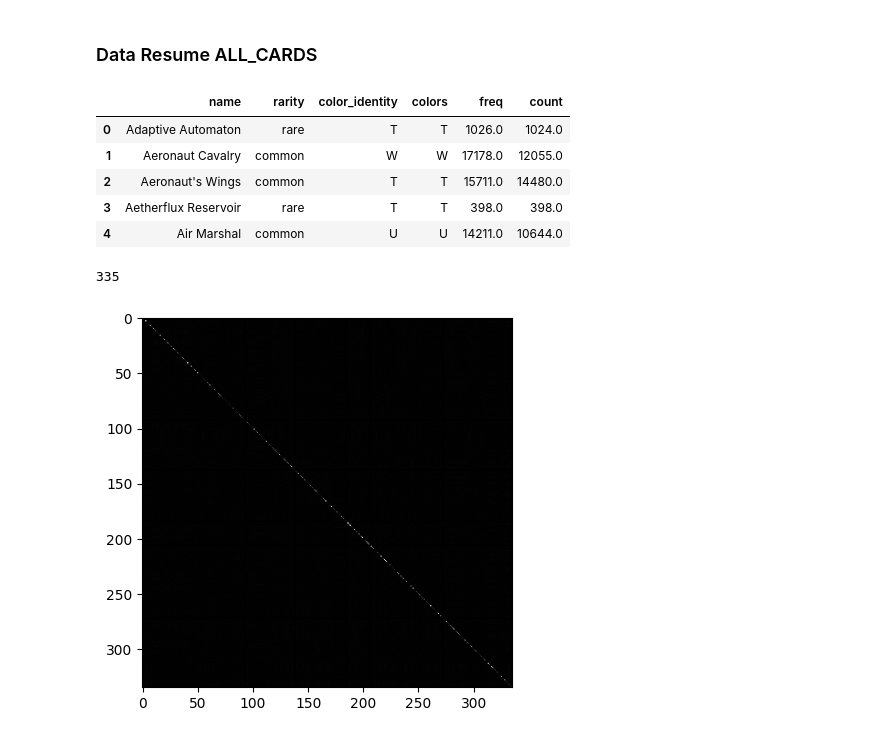
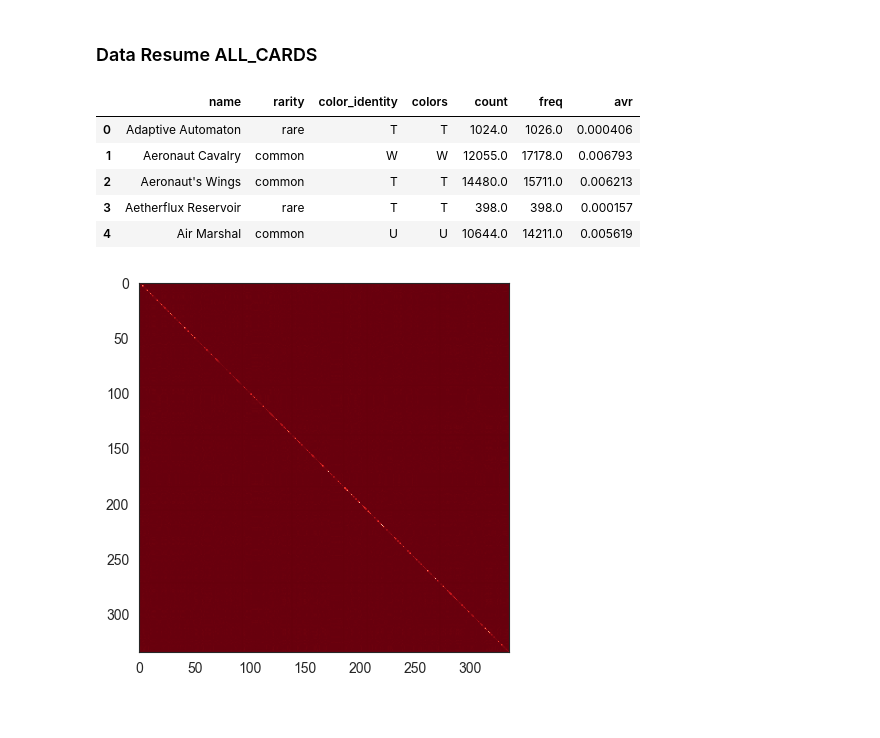
Before and after one commit to DiegoHMM/MTG_drafter, a Jupyter notebook: mtg_data_resume.ipynb, the cells around one changed output. Saved outputs shown, nothing was run; the diff lists cells and outputs as text; code cells hidden in the pictures.

```diff
--- a/mtg_data_resume.ipynb
+++ b/mtg_data_resume.ipynb
@@ -89,8 +89,10 @@ Share of card combinations that never happened:  3%
 [figure]
 # %%
 # List of cards that weren't drafted, but are in the db
+resumed_card_list = card_list.copy()
 occurrences = df_deck[["pool_" + c for c in card_list]].sum()
 for i in range(len(card_list)):
-    if occurrences[i]==0:
-        print(card_list[i])
+    if occurrences[i] == 0:
+        resumed_card_list.remove(i)
+        print(str(i) + " " + card_list[i])
 # %% [output]
@@ -112,33 +129,37 @@ for name in card_list:
 for card in card_list:
     all_cards_df.loc[all_cards_df.name == card,'count'] = len(df_deck[df_deck['pool_'+card] != 0])
     all_cards_df.loc[all_cards_df.name == card,'freq'] = df_deck['pool_'+card].sum()
+    all_cards_df.loc[all_cards_df.name == card,'avr'] = df_deck['pool_'+card].sum()/df_deck.astype(bool).sum(axis=1).sum() # quantidade de cartas
 # %%
 all_cards_df.head(5)
 # %% [output]
-|  | name | rarity | color_identity | colors | freq | count |
-| 0 | Adaptive Automaton | rare | T | T | 1026.0 | 1024.0 |
-| 1 | Aeronaut Cavalry | common | W | W | 17178.0 | 12055.0 |
-| 2 | Aeronaut's Wings | common | T | T | 15711.0 | 14480.0 |
-| 3 | Aetherflux Reservoir | rare | T | T | 398.0 | 398.0 |
-| 4 | Air Marshal | common | U | U | 14211.0 | 10644.0 |
+|  | name | rarity | color_identity | colors | count | freq | avr |
+| 0 | Adaptive Automaton | rare | T | T | 1024.0 | 1026.0 | 0.000406 |
+| 1 | Aeronaut Cavalry | common | W | W | 12055.0 | 17178.0 | 0.006793 |
+| 2 | Aeronaut's Wings | common | T | T | 14480.0 | 15711.0 | 0.006213 |
+| 3 | Aetherflux Reservoir | rare | T | T | 398.0 | 398.0 | 0.000157 |
+| 4 | Air Marshal | common | U | U | 10644.0 | 14211.0 | 0.005619 |
-# %%
-len(cooccurrence_matrix)
-# %% [output]
-335
 # %%
 nDrafts = len(df_deck)
 prob = cooccurrence_matrix*1.0 # Make a copy, and also make symmetric
 freq = np.array(all_cards_df['freq'])
 for i in range(len(card_list)):
     for j in range(i+1):
         if freq[i]>0 and freq[j]>0:
-            prob[i,j] = prob[i,j]/float(freq[i])/float(freq[j])*nDrafts
+            #print(cooccurrence_matrix[i,j])
+            #print(float(freq[i]))
+            #print(float(freq[j]))
+            #print(j)
+            #print(i)
+            prob[i,j] = cooccurrence_matrix[i,j]/float(freq[i])/float(freq[j])*nDrafts
             prob[j,i] = prob[i,j]
+        #if j == i:
+        #    prob[j,i] = 0
 
 dist = (1-0.99*prob/prob.max())
-plt.imshow(dist, cmap="Greys");
+plt.imshow((dist), cmap="Reds");
 # %% [output]
-[figure, old version]
+[figure, new version]
 # %%
 import sklearn.manifold as skm
 fit = skm.locally_linear_embedding(dist, n_components=2, n_neighbors=len(freq)-1)
```
Also changed, not shown: parts of 5 cells of this notebook, 1 other file.
